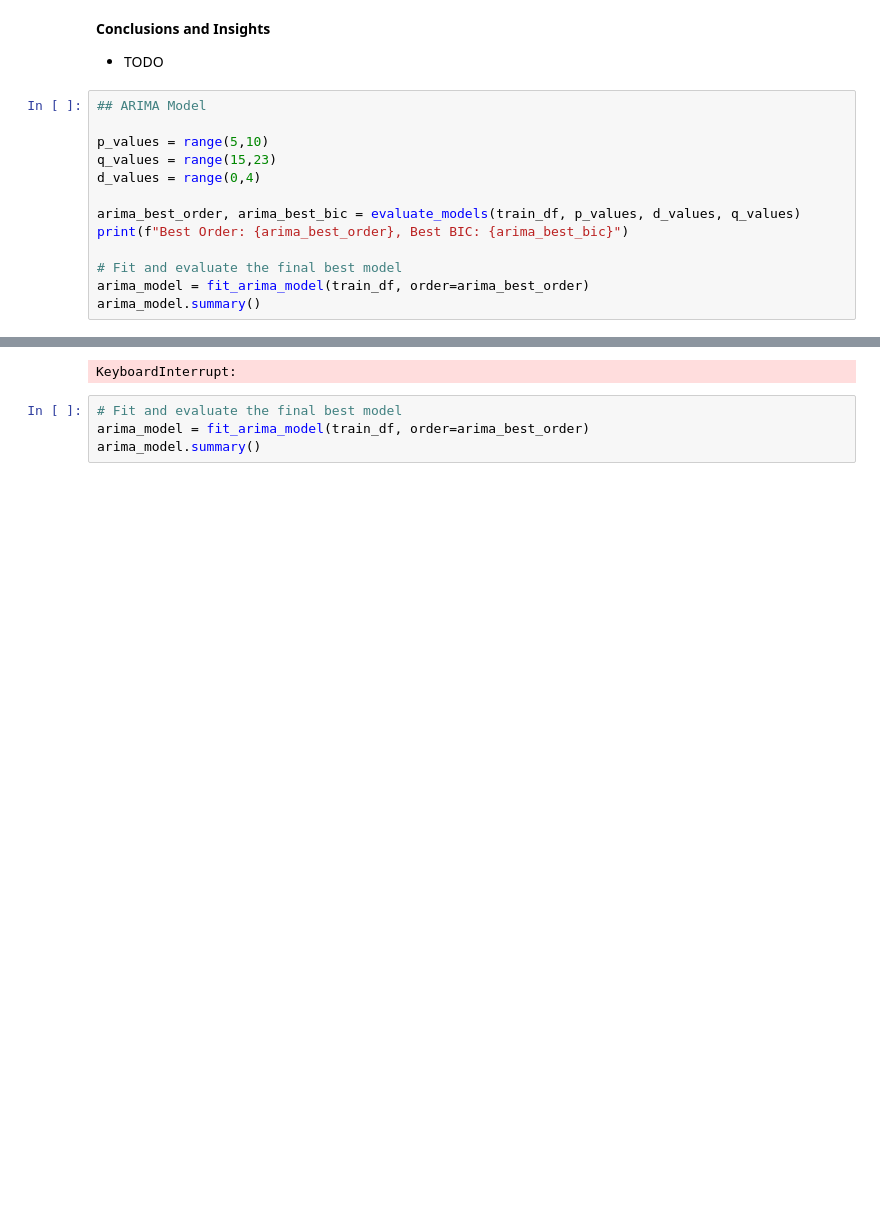
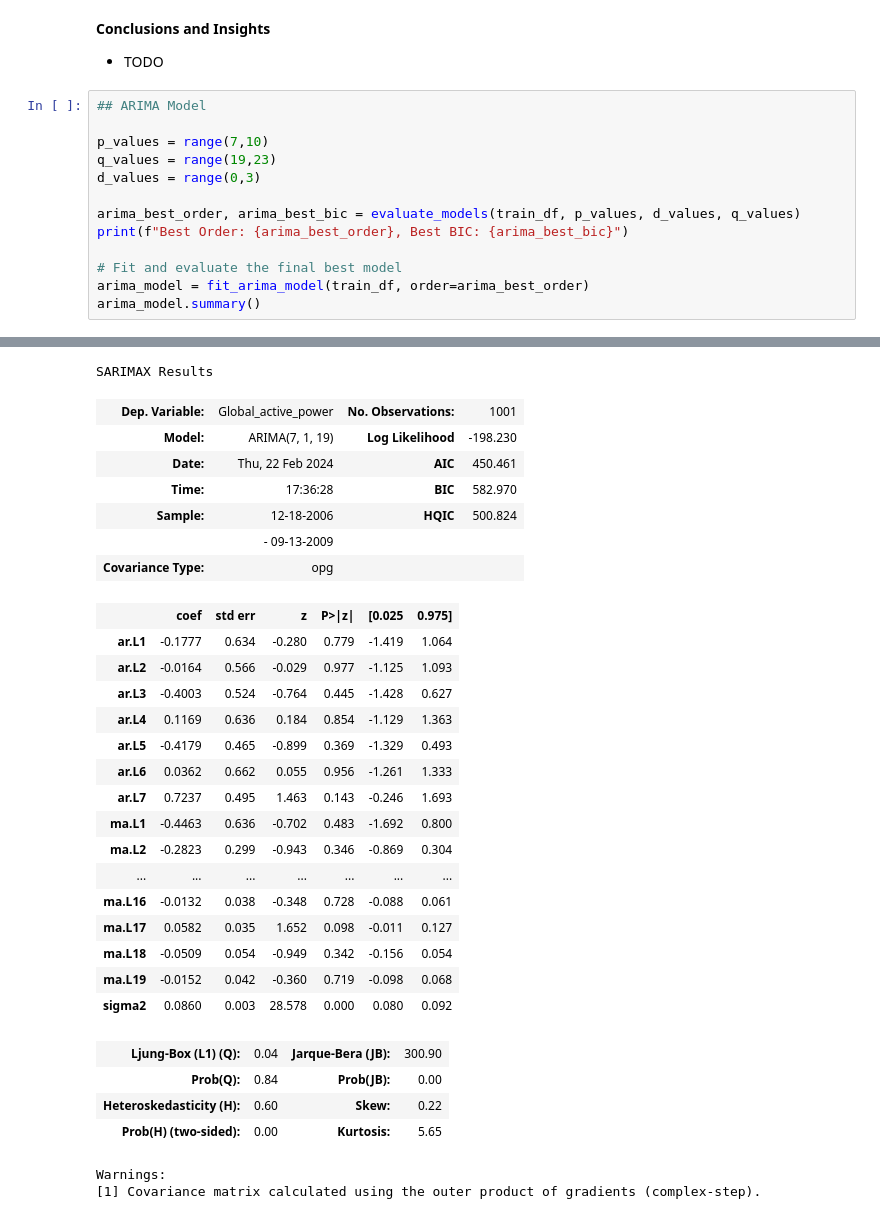
Before and after one commit to ayush9818/Electricity-Power-Prediction, a Jupyter notebook: Modelling/Univariate_Modelling.ipynb, the cells around one changed output, grey strips where cells are left out. Drawn from its saved outputs; the diff is of its cells as text; blank space fills up the shorter version.

```diff
--- a/Modelling/Univariate_Modelling.ipynb
+++ b/Modelling/Univariate_Modelling.ipynb
@@ -295,9 +349,9 @@ Evaluation Time : 27.608211994171143s
 # %%
 ## ARIMA Model
 
-p_values = range(5,10)
-q_values = range(15,23)
-d_values = range(0,4)
+p_values = range(7,10)
+q_values = range(19,23)
+d_values = range(0,3)
 
 arima_best_order, arima_best_bic = evaluate_models(train_df, p_values, d_values, q_values)
 print(f"Best Order: {arima_best_order}, Best BIC: {arima_best_bic}")
@@ -326,5 +380,30 @@ Order : (6, 3, 21) BIC: 699.2988285185917
-KeyboardInterrupt:
+SARIMAX Results
+| Dep. Variable: | Global_active_power | No. Observations: | 1001 |
+| Model: | ARIMA(7, 1, 19) | Log Likelihood | -198.230 |
+| Date: | Thu, 22 Feb 2024 | AIC | 450.461 |
+| Time: | 17:36:28 | BIC | 582.970 |
+| Sample: | 12-18-2006 | HQIC | 500.824 |
+|  | - 09-13-2009 |  |  |
+| Covariance Type: | opg |  |  |
+|  | coef | std err | z | P>|z| | [0.025 | 0.975] |
+| ar.L1 | -0.1777 | 0.634 | -0.280 | 0.779 | -1.419 | 1.064 |
+| ar.L2 | -0.0164 | 0.566 | -0.029 | 0.977 | -1.125 | 1.093 |
+| ar.L3 | -0.4003 | 0.524 | -0.764 | 0.445 | -1.428 | 0.627 |
+| ar.L4 | 0.1169 | 0.636 | 0.184 | 0.854 | -1.129 | 1.363 |
+| ar.L5 | -0.4179 | 0.465 | -0.899 | 0.369 | -1.329 | 0.493 |
+| ar.L6 | 0.0362 | 0.662 | 0.055 | 0.956 | -1.261 | 1.333 |
+| ar.L7 | 0.7237 | 0.495 | 1.463 | 0.143 | -0.246 | 1.693 |
+| ma.L1 | -0.4463 | 0.636 | -0.702 | 0.483 | -1.692 | 0.800 |
+| ma.L2 | -0.2823 | 0.299 | -0.943 | 0.346 | -0.869 | 0.304 |
+| ... | ... | ... | ... | ... | ... | ... |
+| ma.L16 | -0.0132 | 0.038 | -0.348 | 0.728 | -0.088 | 0.061 |
+| ma.L17 | 0.0582 | 0.035 | 1.652 | 0.098 | -0.011 | 0.127 |
+| ma.L18 | -0.0509 | 0.054 | -0.949 | 0.342 | -0.156 | 0.054 |
+| ma.L19 | -0.0152 | 0.042 | -0.360 | 0.719 | -0.098 | 0.068 |
+| sigma2 | 0.0860 | 0.003 | 28.578 | 0.000 | 0.080 | 0.092 |
+| Ljung-Box (L1) (Q): | 0.04 | Jarque-Bera (JB): | 300.90 |
+| Prob(Q): | 0.84 | Prob(JB): | 0.00 |
+| Heteroskedasticity (H): | 0.60 | Skew: | 0.22 |
+| Prob(H) (two-sided): | 0.00 | Kurtosis: | 5.65 |
+Warnings:
+[1] Covariance matrix calculated using the outer product of gradients (complex-step).
-# %%
-# Fit and evaluate the final best model
-arima_model = fit_arima_model(train_df, order=arima_best_order)
-arima_model.summary()
```
Also changed, not shown: parts of 8 cells of this notebook.
